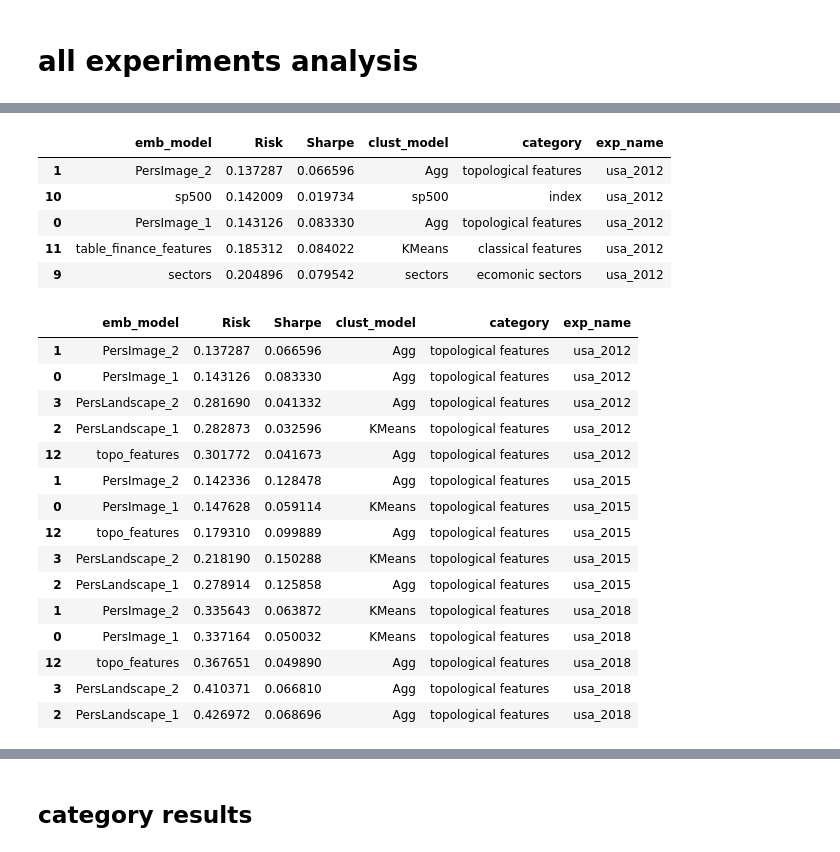
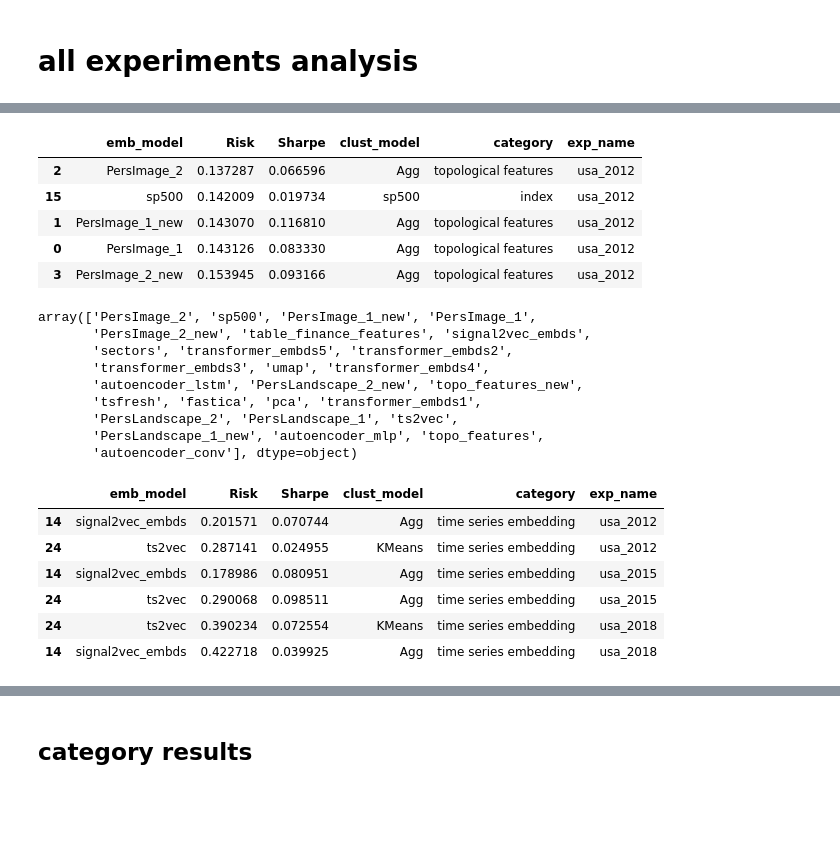
Before and after one commit to petrsokerin/Stock_clustering_paper, a Jupyter notebook: new_res_analysis.ipynb, the cells around one changed output, grey strips where cells are left out. Cells and saved outputs as stored; diff of their text form; code cells hidden in the pictures; blank space fills up the shorter version.

```diff
--- a/new_res_analysis.ipynb
+++ b/new_res_analysis.ipynb
@@ -19,20 +19,29 @@ dict_category2emb = {
         'PersLandscape_1',
         'PersImage_1',
         'PersLandscape_2',
-        'topo_features'
+        'topo_features',
+        'PersImage_2_new',
+        'PersLandscape_1_new',
+        'PersImage_1_new',
+        'PersLandscape_2_new',
+        'topo_features_new',
       ],
 
     'Dimensionality reduction' : ['umap', 'pca', 'fastica', 'tnse'],
 
-    'transformers' : [ 'transformer_embds1',
- 'transformer_embds2',
- 'transformer_embds3',
- 'transformer_embds_sum_23',
- 'transformer_embds_sum_all',],
+    'transformers' : [
+        'transformer_embds1',
+        'transformer_embds2',
+        'transformer_embds3',
+        'transformer_embds_sum_23',
+        'transformer_embds_sum_all',
+    ],
 
-    'autoencoders' : [ 'autoencoder_conv',
- 'autoencoder_lstm',
- 'autoencoder_mlp',],
+    'autoencoders' : [
+        'autoencoder_conv',
+        'autoencoder_lstm',
+        'autoencoder_mlp',
+    ],
 
     #'baselines' : ['sp500', 'sectors'],
     'index': ['sp500'],
@@ -69,8 +78,8 @@ fin_results_2012.head()
 # %%
 def load_fin_clust(exp_name):
     dict_data = {
-        "finance":pd.read_csv(f'results/{exp_name}/financial_metric_False.csv', index_col=0),
-        "clustering":pd.read_csv(f'results/{exp_name}/clust_metric_False.csv', index_col=0)
+        "finance":pd.read_csv(f'results/{exp_name}_s2v/financial_metric_False.csv', index_col=0),
+        "clustering":pd.read_csv(f'results/{exp_name}_s2v/clust_metric_False.csv', index_col=0)
     }
     return dict_data
 # %%
@@ -125,30 +134,33 @@ all_experiments = all_experiments
 all_experiments.head()
 # %% [output]
 |  | emb_model | Risk | Sharpe | clust_model | category | exp_name |
-| 1 | PersImage_2 | 0.137287 | 0.066596 | Agg | topological features | usa_2012 |
-| 10 | sp500 | 0.142009 | 0.019734 | sp500 | index | usa_2012 |
+| 2 | PersImage_2 | 0.137287 | 0.066596 | Agg | topological features | usa_2012 |
+| 15 | sp500 | 0.142009 | 0.019734 | sp500 | index | usa_2012 |
+| 1 | PersImage_1_new | 0.143070 | 0.116810 | Agg | topological features | usa_2012 |
 | 0 | PersImage_1 | 0.143126 | 0.083330 | Agg | topological features | usa_2012 |
-| 11 | table_finance_features | 0.185312 | 0.084022 | KMeans | classical features | usa_2012 |
-| 9 | sectors | 0.204896 | 0.079542 | sectors | ecomonic sectors | usa_2012 |
+| 3 | PersImage_2_new | 0.153945 | 0.093166 | Agg | topological features | usa_2012 |
+# %%
+all_experiments['emb_model'].unique()
+# %% [output]
+array(['PersImage_2', 'sp500', 'PersImage_1_new', 'PersImage_1',
+       'PersImage_2_new', 'table_finance_features', 'signal2vec_embds',
+       'sectors', 'transformer_embds5', 'transformer_embds2',
+       'transformer_embds3', 'umap', 'transformer_embds4',
+       'autoencoder_lstm', 'PersLandscape_2_new', 'topo_features_new',
+       'tsfresh', 'fastica', 'pca', 'transformer_embds1',
+       'PersLandscape_2', 'PersLandscape_1', 'ts2vec',
+       'PersLandscape_1_new', 'autoencoder_mlp', 'topo_features',
+       'autoencoder_conv'], dtype=object)
 # %%
-all_experiments[all_experiments['category'] == 'topological features']
+all_experiments[all_experiments['category'] == 'time series embedding']
 # %% [output]
 |  | emb_model | Risk | Sharpe | clust_model | category | exp_name |
-| 1 | PersImage_2 | 0.137287 | 0.066596 | Agg | topological features | usa_2012 |
-| 0 | PersImage_1 | 0.143126 | 0.083330 | Agg | topological features | usa_2012 |
-| 3 | PersLandscape_2 | 0.281690 | 0.041332 | Agg | topological features | usa_2012 |
-| 2 | PersLandscape_1 | 0.282873 | 0.032596 | KMeans | topological features | usa_2012 |
-| 12 | topo_features | 0.301772 | 0.041673 | Agg | topological features | usa_2012 |
-| 1 | PersImage_2 | 0.142336 | 0.128478 | Agg | topological features | usa_2015 |
-| 0 | PersImage_1 | 0.147628 | 0.059114 | KMeans | topological features | usa_2015 |
-| 12 | topo_features | 0.179310 | 0.099889 | Agg | topological features | usa_2015 |
-| 3 | PersLandscape_2 | 0.218190 | 0.150288 | KMeans | topological features | usa_2015 |
-| 2 | PersLandscape_1 | 0.278914 | 0.125858 | Agg | topological features | usa_2015 |
-| 1 | PersImage_2 | 0.335643 | 0.063872 | KMeans | topological features | usa_2018 |
-| 0 | PersImage_1 | 0.337164 | 0.050032 | KMeans | topological features | usa_2018 |
-| 12 | topo_features | 0.367651 | 0.049890 | Agg | topological features | usa_2018 |
-| 3 | PersLandscape_2 | 0.410371 | 0.066810 | Agg | topological features | usa_2018 |
-| 2 | PersLandscape_1 | 0.426972 | 0.068696 | Agg | topological features | usa_2018 |
+| 14 | signal2vec_embds | 0.201571 | 0.070744 | Agg | time series embedding | usa_2012 |
+| 24 | ts2vec | 0.287141 | 0.024955 | KMeans | time series embedding | usa_2012 |
+| 14 | signal2vec_embds | 0.178986 | 0.080951 | Agg | time series embedding | usa_2015 |
+| 24 | ts2vec | 0.290068 | 0.098511 | Agg | time series embedding | usa_2015 |
+| 24 | ts2vec | 0.390234 | 0.072554 | KMeans | time series embedding | usa_2018 |
+| 14 | signal2vec_embds | 0.422718 | 0.039925 | Agg | time series embedding | usa_2018 |
 # %%
 all_exp_melt = pd.melt(all_experiments, id_vars=['exp_name', 'category', 'emb_model', 'clust_model'],
         value_vars=['Risk', 'Sharpe'], var_name='metric', value_name='value')
```
Also changed, not shown: parts of 8 cells of this notebook, 2 other files.
